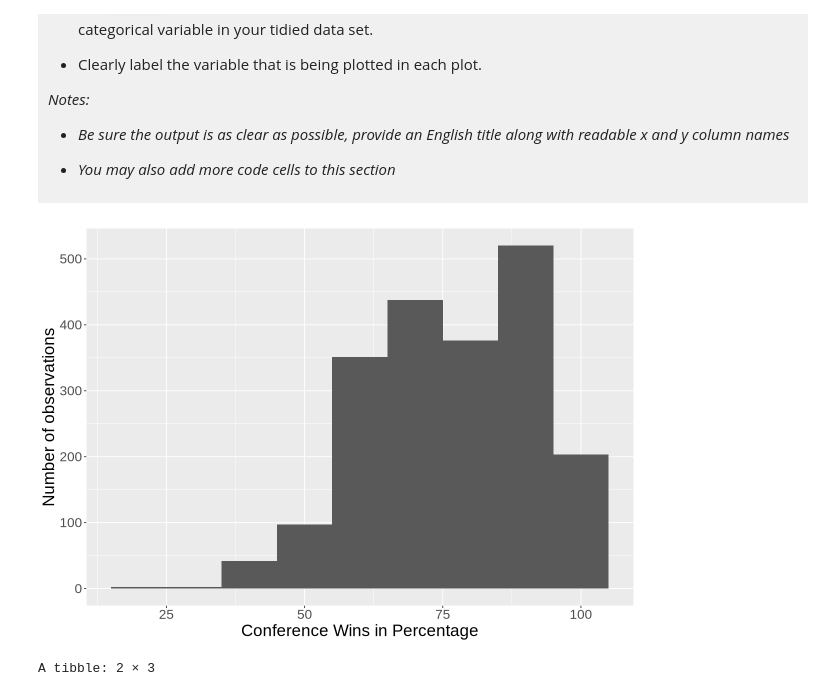
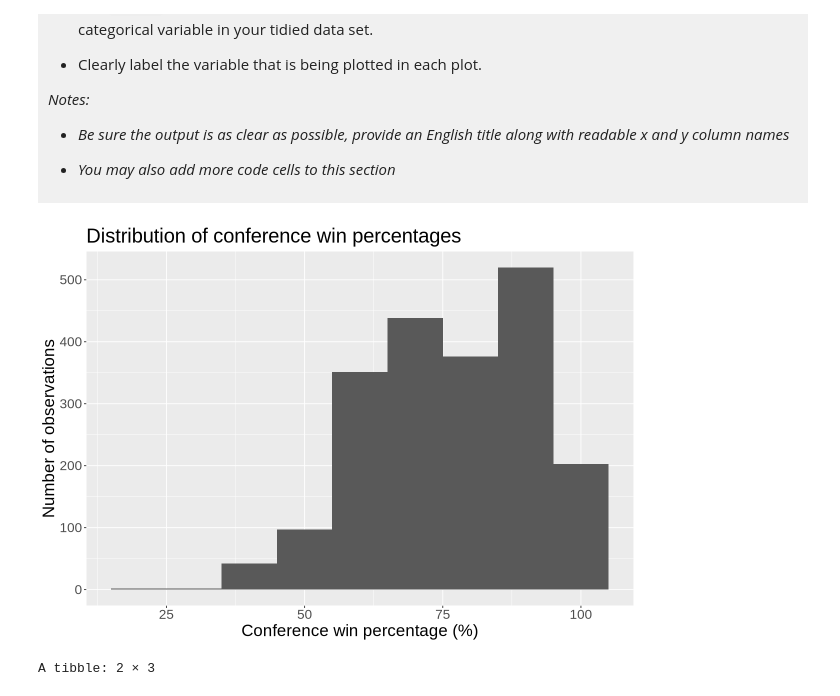
Before and after one commit to huihsin8/dsci-100-project-huihsin-lin, a Jupyter notebook: dsci-100-project-notebook.ipynb, the cells around one changed output. Saved outputs shown, nothing was run; the diff lists cells and outputs as text; code cells hidden in the pictures.

Commit message:
Finished up the analysis and visualization. Then discussed the results

```diff
--- a/dsci-100-project-notebook.ipynb
+++ b/dsci-100-project-notebook.ipynb
@@ -332,11 +332,11 @@ A tibble: 2 × 2
 # %%
 options(repr.plot.width = 10, repr.plot.height = 7)
 conf_wins_plot <- basketball_clean |>
 ggplot(aes(x = conf_wins_pct)) + geom_histogram(binwidth = 10) +
-labs(x = "Conference Wins in Percentage", y = "Number of observations") + theme(text = element_text(size = 20))
+labs(x = "Conference win percentage (%)", y = "Number of observations", title = "Distribution of conference win percentages") + theme(text = element_text(size = 20))
 conf_wins_plot
 # %% [output]
-[figure, old version]
+[figure, new version]
 # %%
 tourney_proportions <- basketball_clean |>
     count(tourney_success, name = "count") |>
```
Also changed, not shown: parts of 7 cells of this notebook.
